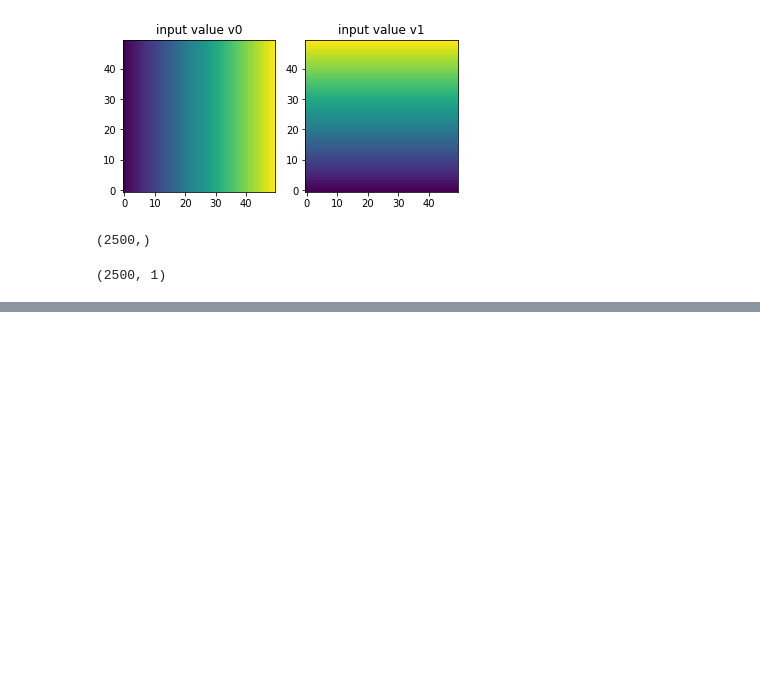
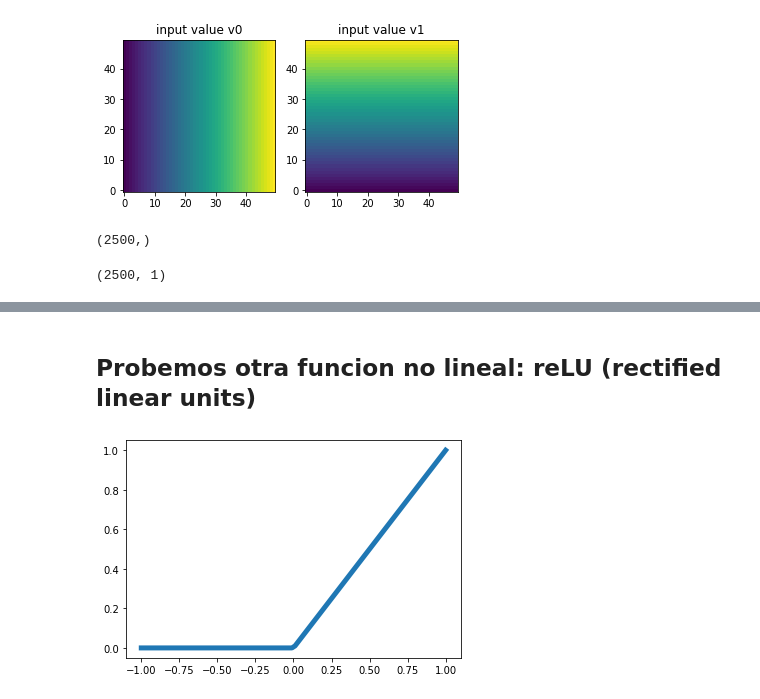
Before and after one commit to Matcraft94/PDEs, a Jupyter notebook: Redes-Neuronales.ipynb, the cells around one changed output, grey strips where cells are left out. Saved outputs shown, nothing was run; the diff lists cells and outputs as text; code cells hidden in the pictures; blank space fills up the shorter version.

```diff
--- a/Redes-Neuronales.ipynb
+++ b/Redes-Neuronales.ipynb
@@ -266,0 +336,8 @@ plt.show()
+# %% [markdown]
+## Probemos otra funcion no lineal: reLU (rectified linear units)
+# %%
+x = np.linspace(-1, 1, 100)
+plt.plot(x, x*(x>0), linewidth = 5)
+plt.show()
+# %% [output]
+[figure, added]
```
Also changed, not shown: parts of 37 cells of this notebook.
